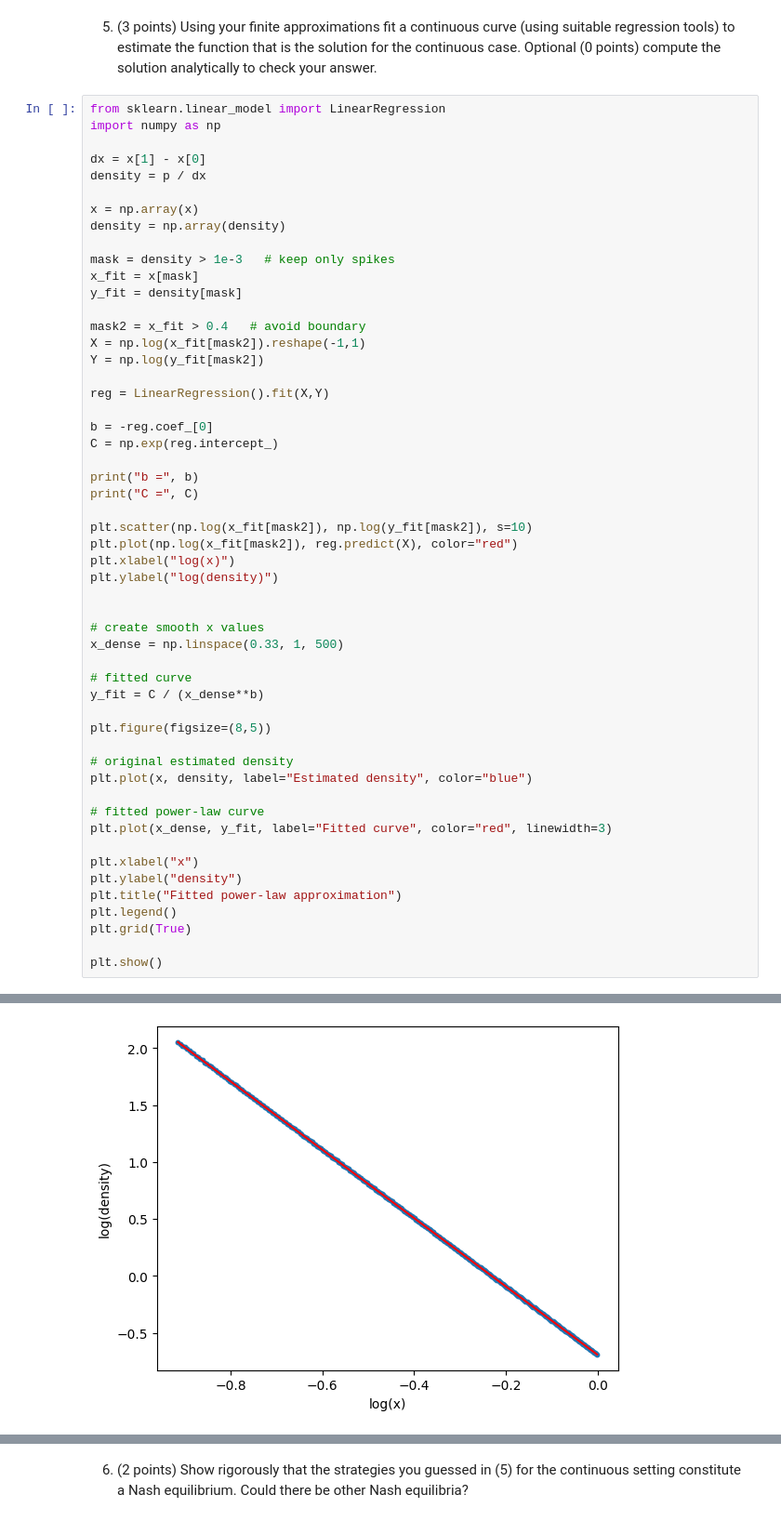
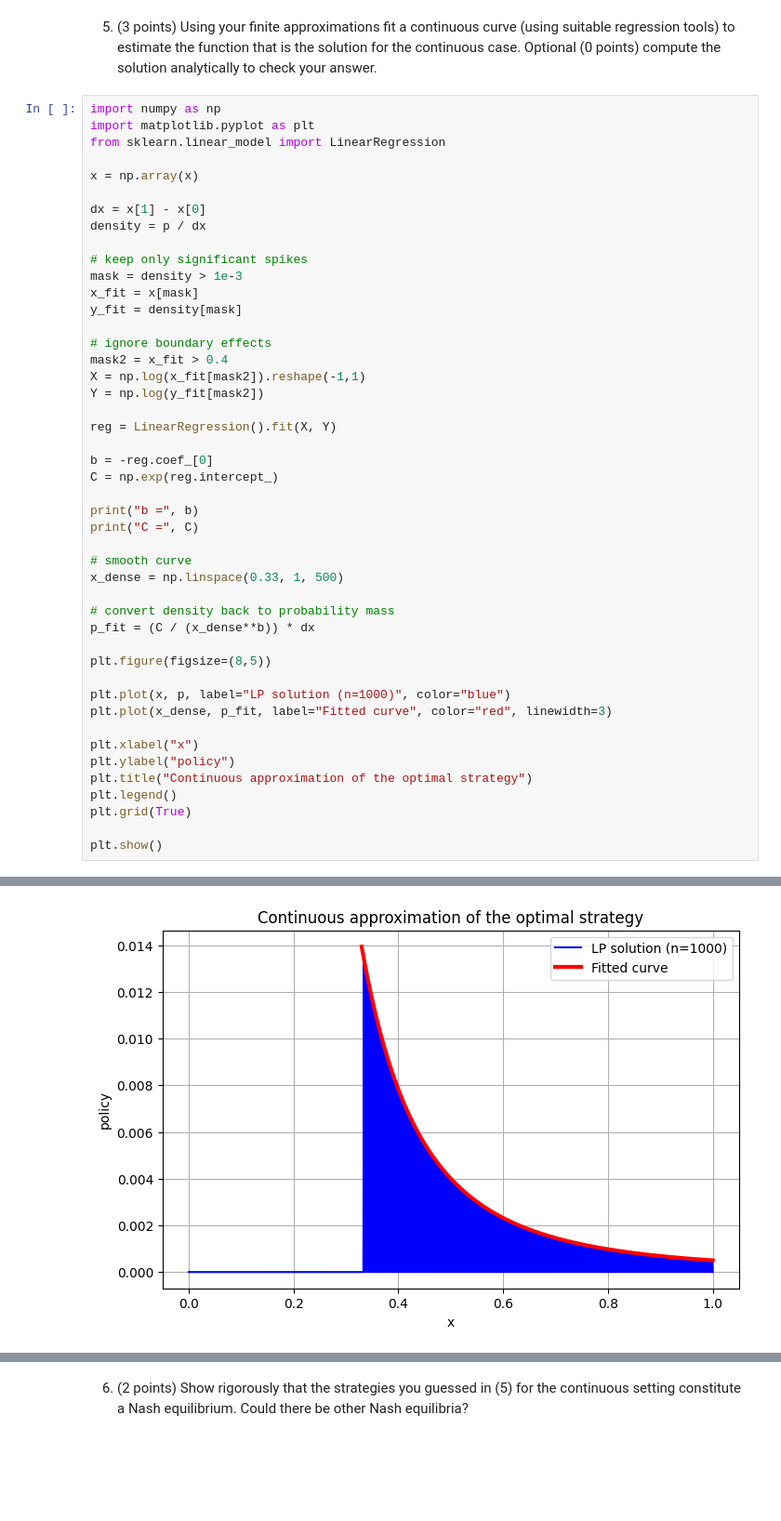
Before and after one commit to Snebabe/disk-opt, a Jupyter notebook: hw4/hw4.ipynb, the cells around one changed output, grey strips where cells are left out. Shown at 93% size. Cells and saved outputs as stored; diff of their text form; blank space fills up the shorter version.

```diff
--- a/hw4/hw4.ipynb
+++ b/hw4/hw4.ipynb
@@ -174,59 +174,52 @@ plt.show()
 # %% [markdown]
 5. (3 points) Using your finite approximations fit a continuous curve (using suitable regression tools) to estimate the function that is the solution for the continuous case. Optional (0 points) compute the solution analytically to check your answer.
 # %%
+import numpy as np
+import matplotlib.pyplot as plt
 from sklearn.linear_model import LinearRegression
-import numpy as np
+
+x = np.array(x)
 
 dx = x[1] - x[0]
 density = p / dx
 
-x = np.array(x)
-density = np.array(density)
-
-mask = density > 1e-3   # keep only spikes
+# keep only significant spikes
+mask = density > 1e-3
 x_fit = x[mask]
 y_fit = density[mask]
 
-mask2 = x_fit > 0.4   # avoid boundary
+# ignore boundary effects
+mask2 = x_fit > 0.4
 X = np.log(x_fit[mask2]).reshape(-1,1)
 Y = np.log(y_fit[mask2])
 
-reg = LinearRegression().fit(X,Y)
+reg = LinearRegression().fit(X, Y)
 
 b = -reg.coef_[0]
 C = np.exp(reg.intercept_)
 
 print("b =", b)
 print("C =", C)
 
-plt.scatter(np.log(x_fit[mask2]), np.log(y_fit[mask2]), s=10)
-plt.plot(np.log(x_fit[mask2]), reg.predict(X), color="red")
-plt.xlabel("log(x)")
-plt.ylabel("log(density)")
-
-
-# create smooth x values
+# smooth curve
 x_dense = np.linspace(0.33, 1, 500)
 
-# fitted curve
-y_fit = C / (x_dense**b)
+# convert density back to probability mass
+p_fit = (C / (x_dense**b)) * dx
 
 plt.figure(figsize=(8,5))
 
-# original estimated density
-plt.plot(x, density, label="Estimated density", color="blue")
-
-# fitted power-law curve
-plt.plot(x_dense, y_fit, label="Fitted curve", color="red", linewidth=3)
+plt.plot(x, p, label="LP solution (n=1000)", color="blue")
+plt.plot(x_dense, p_fit, label="Fitted curve", color="red", linewidth=3)
 
 plt.xlabel("x")
-plt.ylabel("density")
-plt.title("Fitted power-law approximation")
+plt.ylabel("policy")
+plt.title("Continuous approximation of the optimal strategy")
 plt.legend()
 plt.grid(True)
 
 plt.show()
 # %% [output]
 b = 3.0010650706243354
 C = 0.4996186948155631
-[figure, old version]
+[figure, new version]
```
Also changed, not shown: parts of 3 cells of this notebook.
